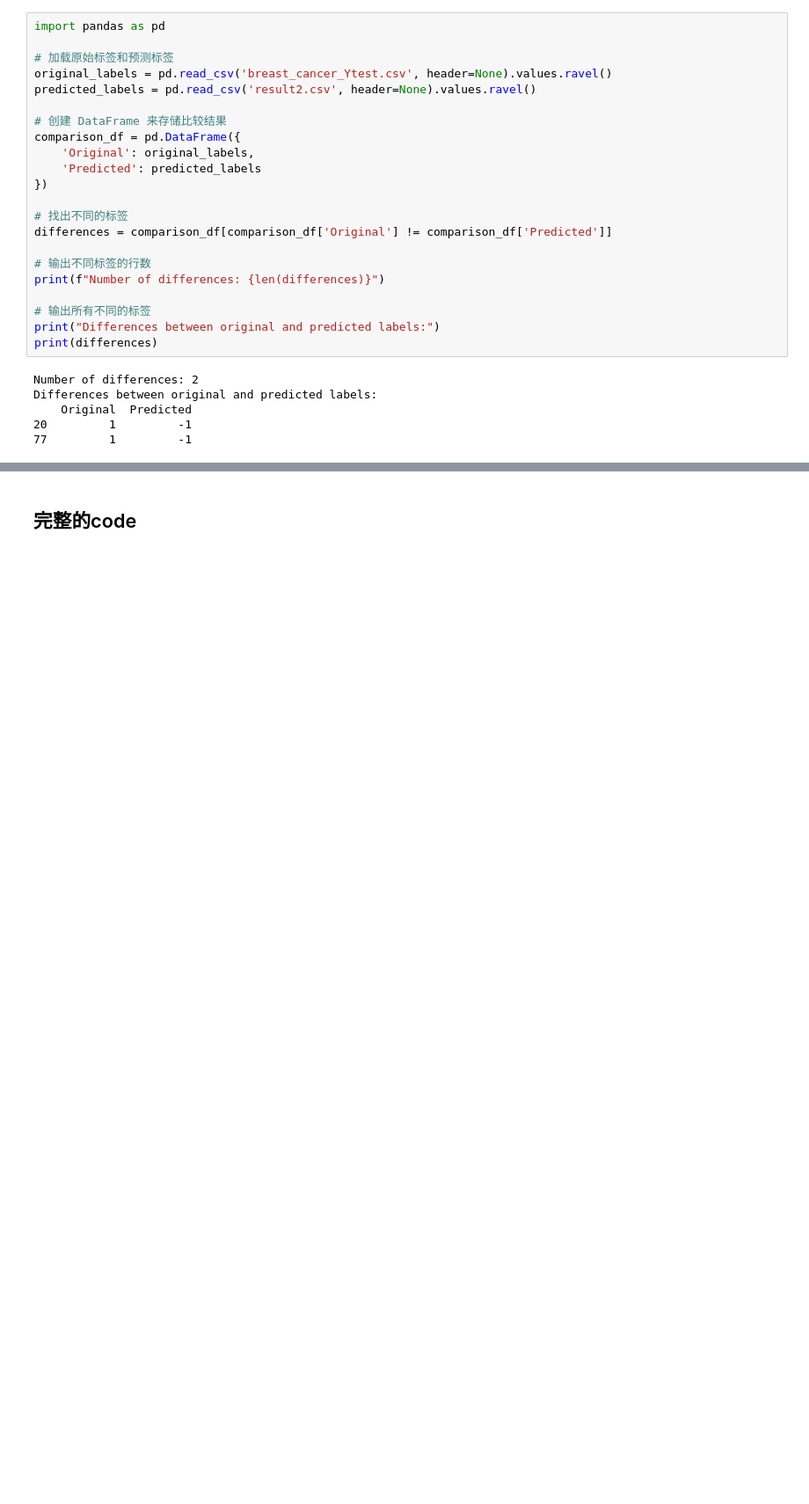
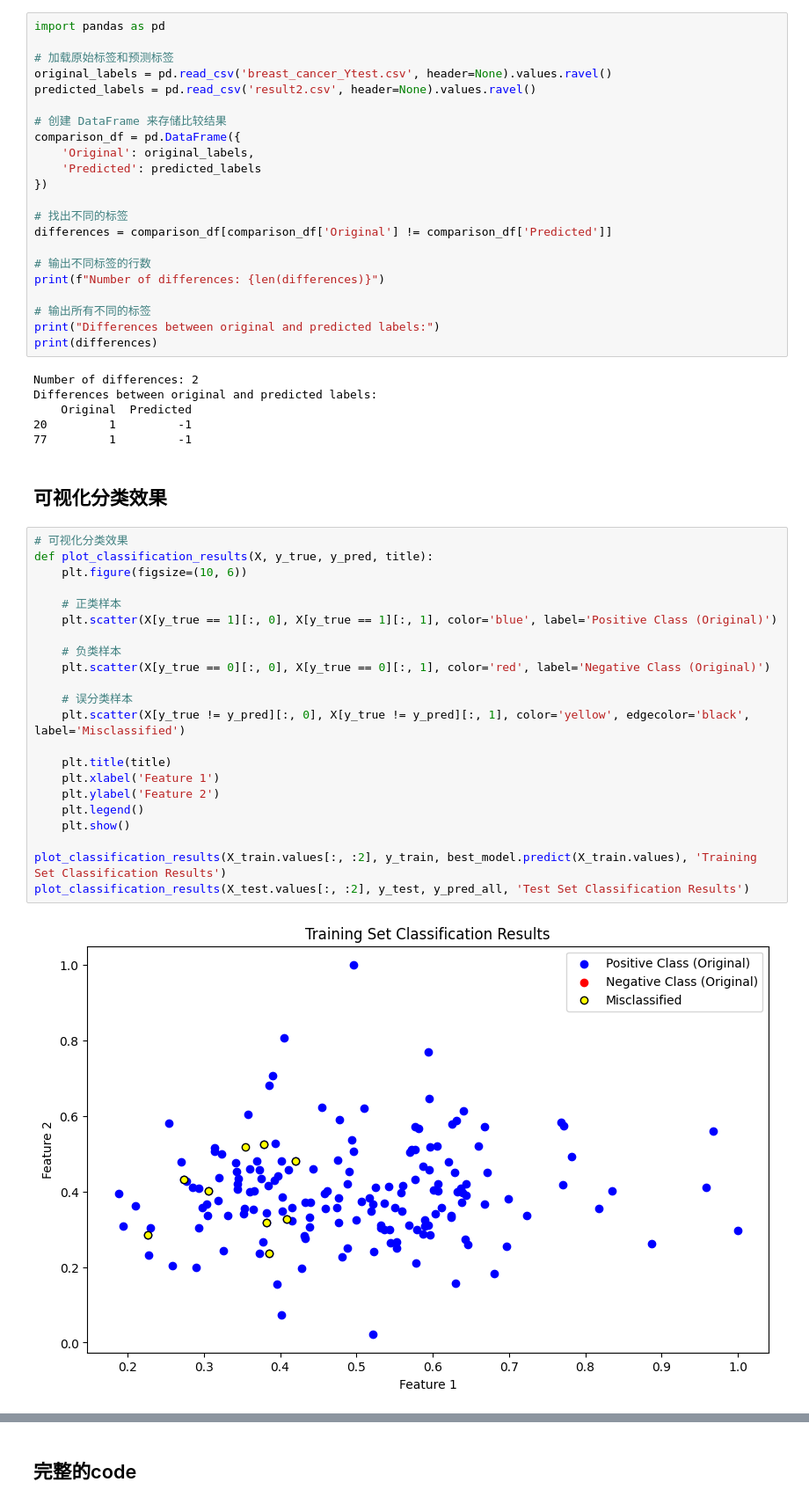
Before and after one commit to kaicheng001/23-24Spring_ML_experiment, a Jupyter notebook: ML实验四/sklearn.ipynb, the cells around one changed output, grey strips where cells are left out. Shown at 88% size. Drawn from its saved outputs; the diff is of its cells as text; blank space fills up the shorter version.

```diff
--- a/ML实验四/sklearn.ipynb
+++ b/ML实验四/sklearn.ipynb
@@ -201,3 +149,29 @@ Differences between original and predicted labels:
     Original  Predicted
 20         1         -1
 77         1         -1
+# %% [markdown]
+## 可视化分类效果
+# %%
+# 可视化分类效果
+def plot_classification_results(X, y_true, y_pred, title):
+    plt.figure(figsize=(10, 6))
+
+    # 正类样本
+    plt.scatter(X[y_true == 1][:, 0], X[y_true == 1][:, 1], color='blue', label='Positive Class (Original)')
+
+    # 负类样本
+    plt.scatter(X[y_true == 0][:, 0], X[y_true == 0][:, 1], color='red', label='Negative Class (Original)')
+
+    # 误分类样本
+    plt.scatter(X[y_true != y_pred][:, 0], X[y_true != y_pred][:, 1], color='yellow', edgecolor='black', label='Misclassified')
+
+    plt.title(title)
+    plt.xlabel('Feature 1')
+    plt.ylabel('Feature 2')
+    plt.legend()
+    plt.show()
+
+plot_classification_results(X_train.values[:, :2], y_train, best_model.predict(X_train.values), 'Training Set Classification Results')
+plot_classification_results(X_test.values[:, :2], y_test, y_pred_all, 'Test Set Classification Results')
+# %% [output]
+[figure, added]
```
Also changed, not shown: parts of 6 cells of this notebook, 14 other files.
